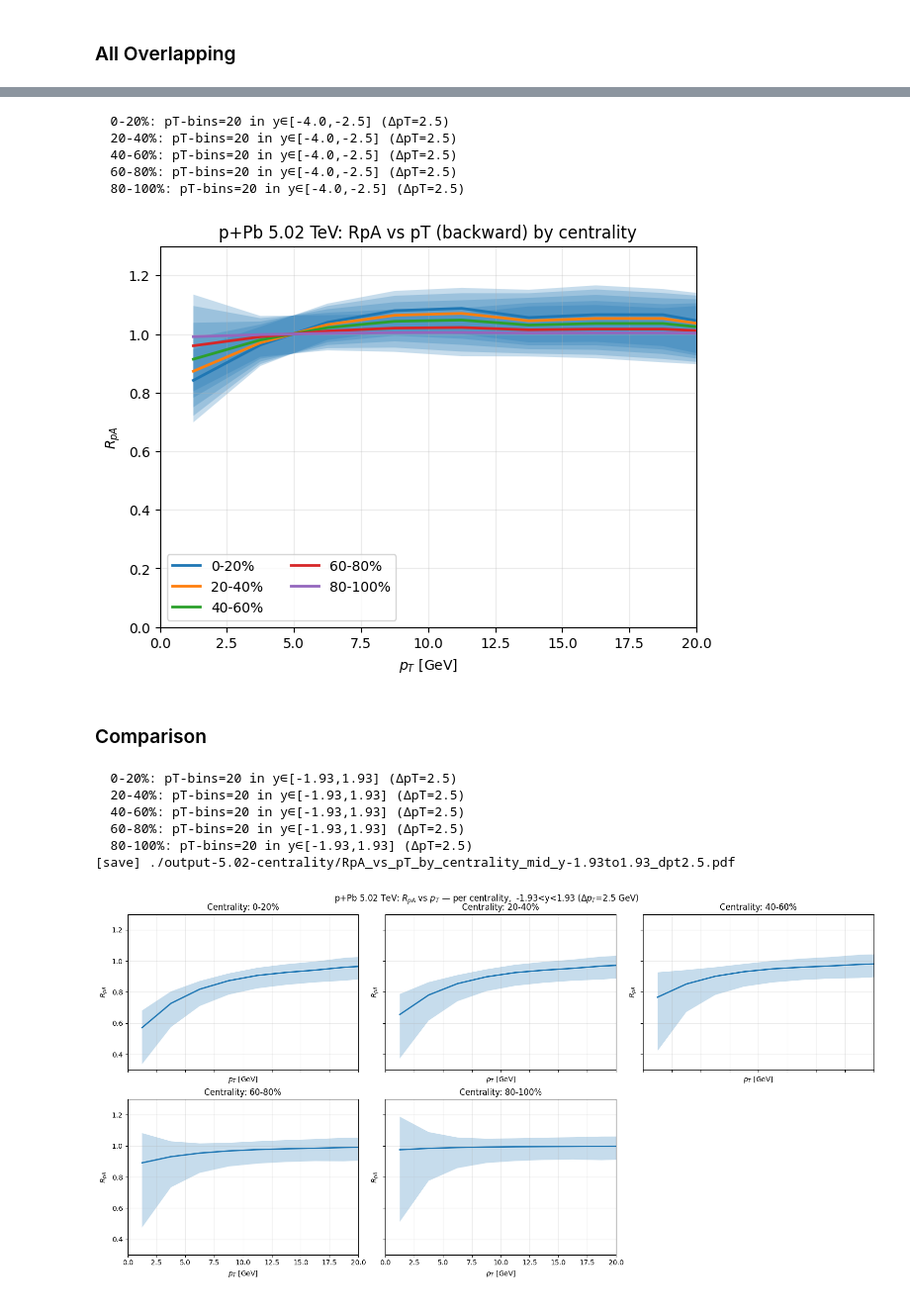
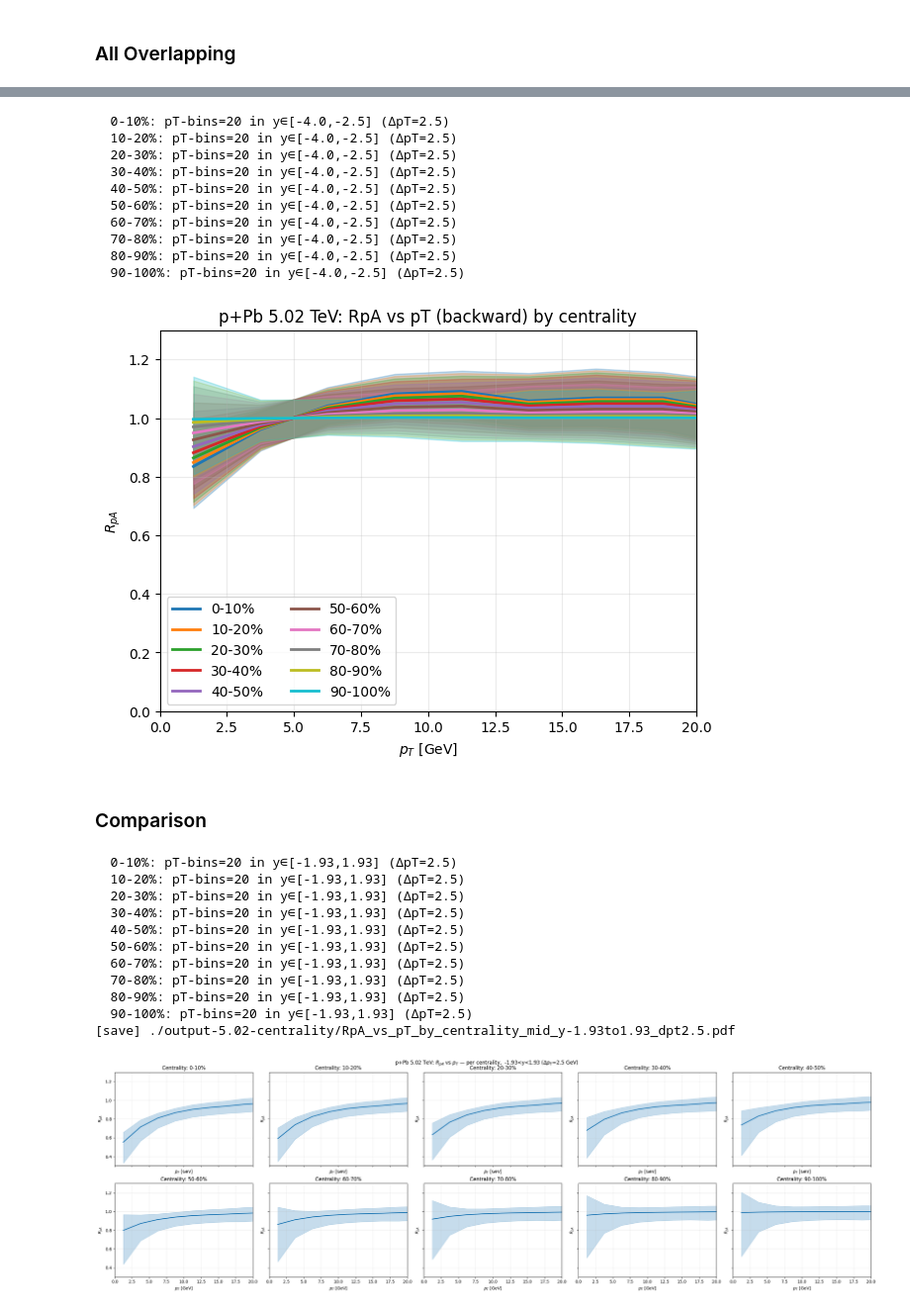
Before and after one commit to sabinthapa100/charmonia_combined_analysis, a Jupyter notebook: nPDF_Centrality.ipynb, the cells around one changed output, grey strips where cells are left out. Shown at 99% size. Cells and saved outputs as stored; diff of their text form; code cells hidden in the pictures.

```diff
--- a/nPDF_Centrality.ipynb
+++ b/nPDF_Centrality.ipynb
@@ -495,7 +495,7 @@ def SAWS_vs_b(model, rgrid, pa_df, y_min, y_max, pt_min, pt_max,
     return pd.DataFrame(rows)
 # %%
 # S_AWS vs impact parameter (forward window as example)
-b_vals = np.linspace(0, 12, 121)
+b_vals = np.linspace(0, 8, 101)
 tab_SAWS_b = SAWS_vs_b(model5, rgrid5, sys5.df_pa,
                        y_min=2.5, y_max=4.0, pt_min=2.5, pt_max=20.0,
                        b_values=b_vals, sigmaNN_mb=sigmaNN_mb5)
@@ -510,5 +510,5 @@ plt.show()
 # %%
-cent_edges = [0,20,40,60,80,100]
+cent_edges = [0,10,20,30,40,50,60,70,80,90,100]
 
 # S_AWS vs y (pT ≥ 2.5)
 saws_y_tabs = SAWS_vs_y_by_centrality(model5, rgrid5, sys5.df_pa, cent_edges,
@@ -553,7 +585,7 @@ res_b = model5.rpa_vs_b(
     rgrid=rgrid5, df_pa=sys5.df_pa,
     y_min=-5, y_max=4.0,        # CMS mid-rapidity
     pt_min=0.0,  pt_max=20.0,
-    b_values=None,                  # use model's b grid
+    b_values=b_vals,                  # use model's b grid
     sigmaNN_mb=sigmaNN_mb5,
     verbose=True
 )
@@ -913,12 +994,17 @@ _plot_vs_pt(( 1.5 , 4.0 ), "forward")
 # %%
 _plot_vs_pt((-4.0 , -2.5), "backward")
 # %% [output]
-  0-20%: pT-bins=20 in y∈[-4.0,-2.5] (ΔpT=2.5)
-  20-40%: pT-bins=20 in y∈[-4.0,-2.5] (ΔpT=2.5)
-  40-60%: pT-bins=20 in y∈[-4.0,-2.5] (ΔpT=2.5)
-  60-80%: pT-bins=20 in y∈[-4.0,-2.5] (ΔpT=2.5)
-  80-100%: pT-bins=20 in y∈[-4.0,-2.5] (ΔpT=2.5)
+  0-10%: pT-bins=20 in y∈[-4.0,-2.5] (ΔpT=2.5)
+  10-20%: pT-bins=20 in y∈[-4.0,-2.5] (ΔpT=2.5)
+  20-30%: pT-bins=20 in y∈[-4.0,-2.5] (ΔpT=2.5)
+  30-40%: pT-bins=20 in y∈[-4.0,-2.5] (ΔpT=2.5)
+  40-50%: pT-bins=20 in y∈[-4.0,-2.5] (ΔpT=2.5)
+  50-60%: pT-bins=20 in y∈[-4.0,-2.5] (ΔpT=2.5)
+  60-70%: pT-bins=20 in y∈[-4.0,-2.5] (ΔpT=2.5)
+  70-80%: pT-bins=20 in y∈[-4.0,-2.5] (ΔpT=2.5)
+  80-90%: pT-bins=20 in y∈[-4.0,-2.5] (ΔpT=2.5)
+  90-100%: pT-bins=20 in y∈[-4.0,-2.5] (ΔpT=2.5)
-[figure, old version]
+[figure, new version]
 # %% [markdown]
 ### Comparison
 # %%
@@ -991,20 +1077,25 @@ def rpa_vs_pt_subfigs(model, rgrid, pa_df, cent_edges, ywin,
 # %%
 # add subfigs (one panel per centrality), same numbers:
 rpa_vs_pt_subfigs(model5, rgrid5, sys5.df_pa, cent_edges,
                   ywin=(-1.93, 1.93), pt_width=2.5, pt_max=20.0,
                   sigmaNN_mb=sigmaNN_mb5, weight="inelastic",
-                  ncols=3, ylim=(0.3, 1.3),
+                  ncols=5, ylim=(0.3, 1.3),
                   tag="p+Pb 5.02 TeV", out_dir=out5,
                   save_basename="RpA_vs_pT_by_centrality_mid",
                   annotate_npart=True, verbose=True)
 # %% [output]
-  0-20%: pT-bins=20 in y∈[-1.93,1.93] (ΔpT=2.5)
-  20-40%: pT-bins=20 in y∈[-1.93,1.93] (ΔpT=2.5)
-  40-60%: pT-bins=20 in y∈[-1.93,1.93] (ΔpT=2.5)
-  60-80%: pT-bins=20 in y∈[-1.93,1.93] (ΔpT=2.5)
-  80-100%: pT-bins=20 in y∈[-1.93,1.93] (ΔpT=2.5)
+  0-10%: pT-bins=20 in y∈[-1.93,1.93] (ΔpT=2.5)
+  10-20%: pT-bins=20 in y∈[-1.93,1.93] (ΔpT=2.5)
+  20-30%: pT-bins=20 in y∈[-1.93,1.93] (ΔpT=2.5)
+  30-40%: pT-bins=20 in y∈[-1.93,1.93] (ΔpT=2.5)
+  40-50%: pT-bins=20 in y∈[-1.93,1.93] (ΔpT=2.5)
+  50-60%: pT-bins=20 in y∈[-1.93,1.93] (ΔpT=2.5)
+  60-70%: pT-bins=20 in y∈[-1.93,1.93] (ΔpT=2.5)
+  70-80%: pT-bins=20 in y∈[-1.93,1.93] (ΔpT=2.5)
+  80-90%: pT-bins=20 in y∈[-1.93,1.93] (ΔpT=2.5)
+  90-100%: pT-bins=20 in y∈[-1.93,1.93] (ΔpT=2.5)
 [save] ./output-5.02-centrality/RpA_vs_pT_by_centrality_mid_y-1.93to1.93_dpt2.5.pdf
-[figure, old version]
+[figure, new version]
 # %%
 # forward/backward too:
 for ywin, name in [((1.5, 4.0), "forward"), ((-5.0, -2.5), "backward")]:
```
Also changed, not shown: parts of 18 cells of this notebook, 10 other files.
